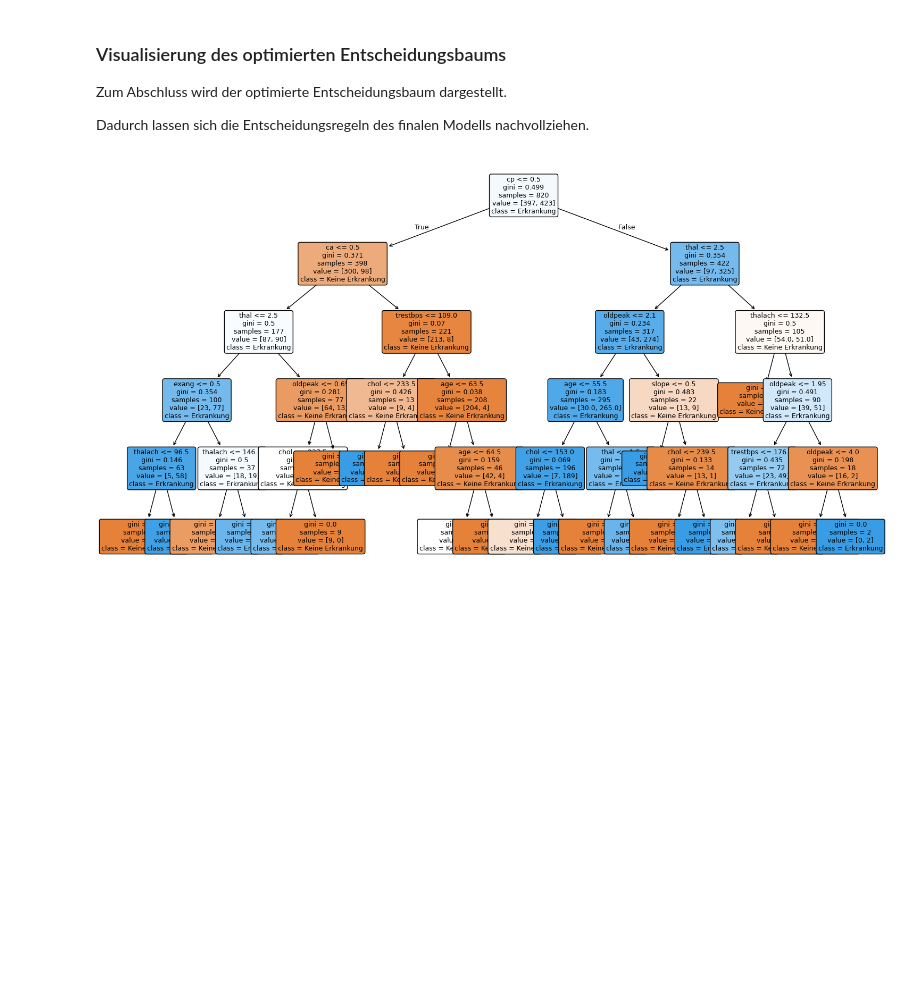
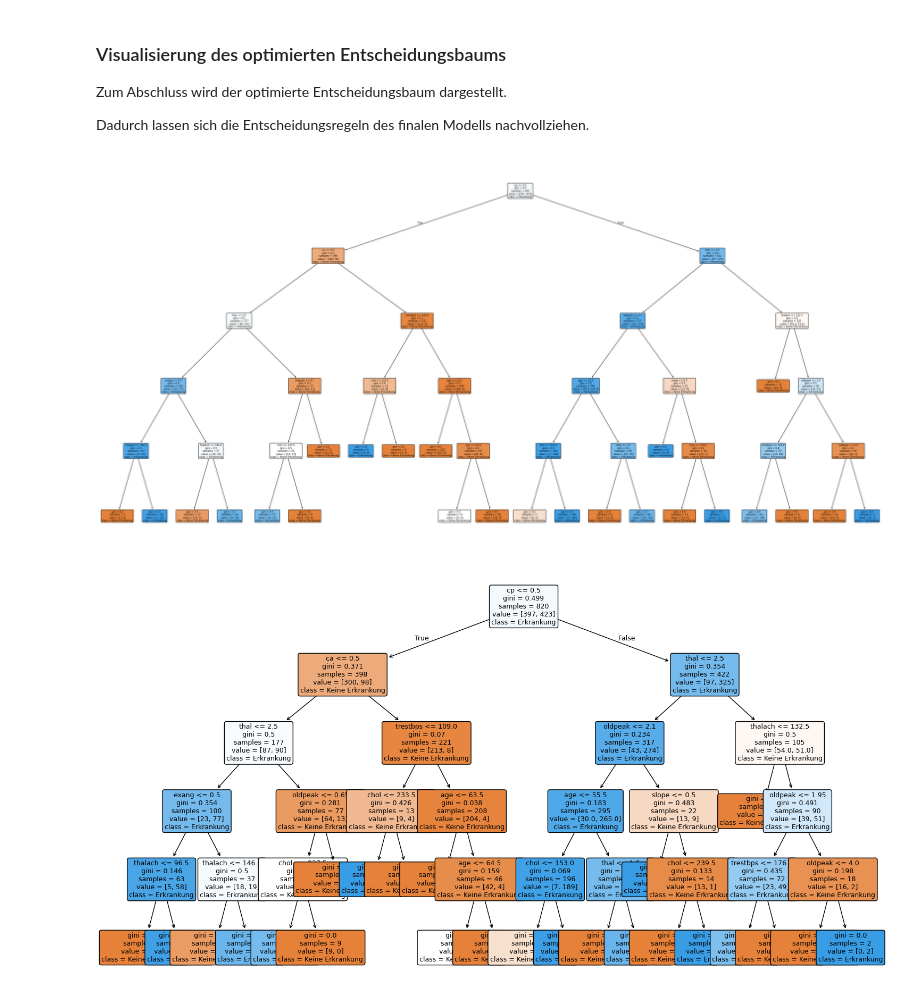
Before and after one commit to IMrNoNameI/DataScience, a Jupyter notebook: notebook/datenanalyse.ipynb, the cells around one changed output. Drawn from its saved outputs; the diff is of its cells as text; code cells hidden in the pictures; blank space fills up the shorter version.

```diff
--- a/notebook/datenanalyse.ipynb
+++ b/notebook/datenanalyse.ipynb
@@ -1364,6 +1364,23 @@ Der Boxplot zeigt, dass die Accuracy in den meisten Folds nur gering schwankt. L
 Zum Abschluss wird der optimierte Entscheidungsbaum dargestellt.
 
 Dadurch lassen sich die Entscheidungsregeln des finalen Modells nachvollziehen.
+# %%
+plt.figure(figsize=(32, 16))
+
+plot_tree(
+    best_tree,
+    feature_names=X.columns,
+    class_names=["Keine Erkrankung", "Erkrankung"],
+    filled=True,
+    rounded=True,
+    fontsize=7,
+    precision=1
+)
+
+plt.tight_layout()
+plt.show()
+# %% [output]
+[figure, added]
 # %%
 plt.figure(figsize=(18,10))
 
```
Also changed, not shown: parts of 12 cells of this notebook.
